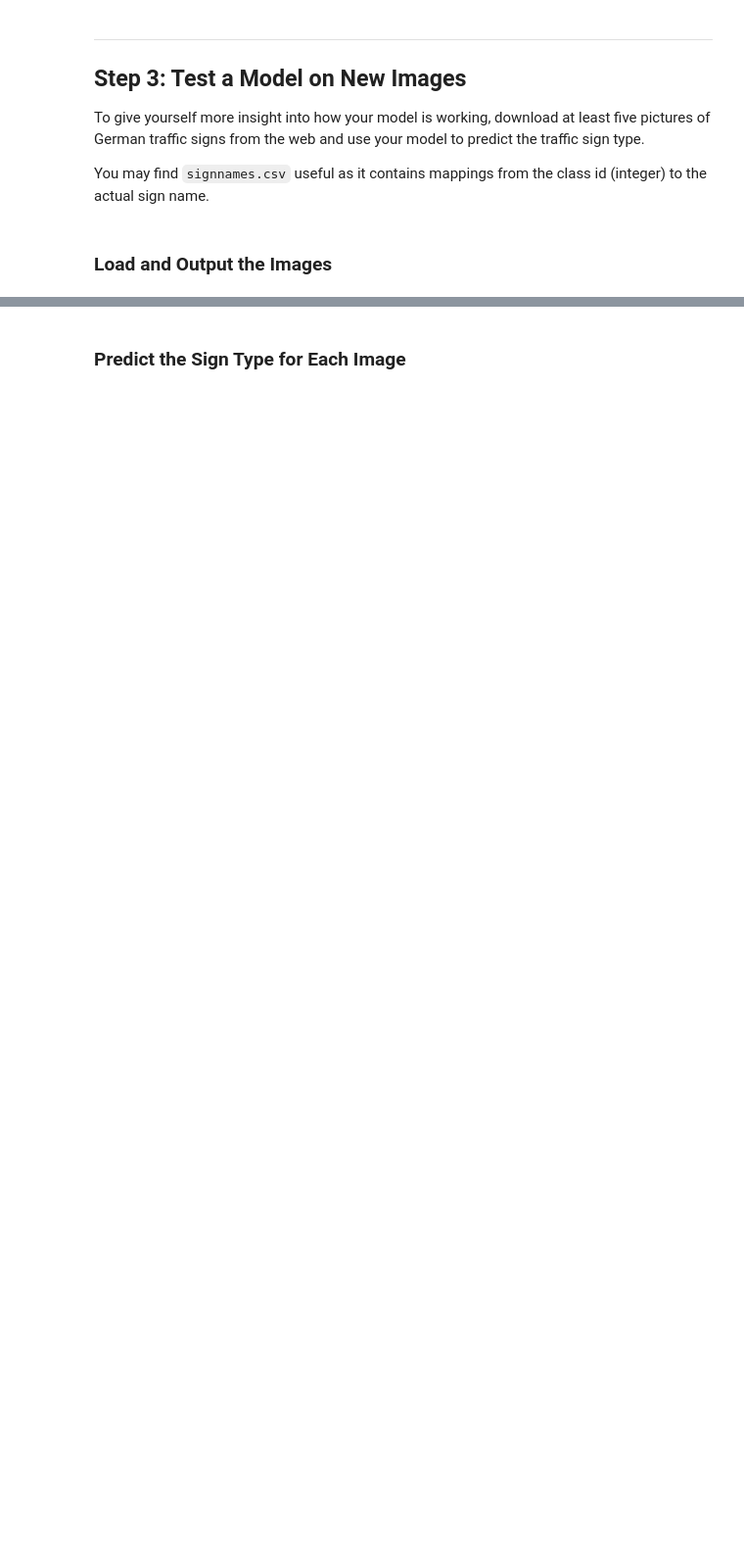
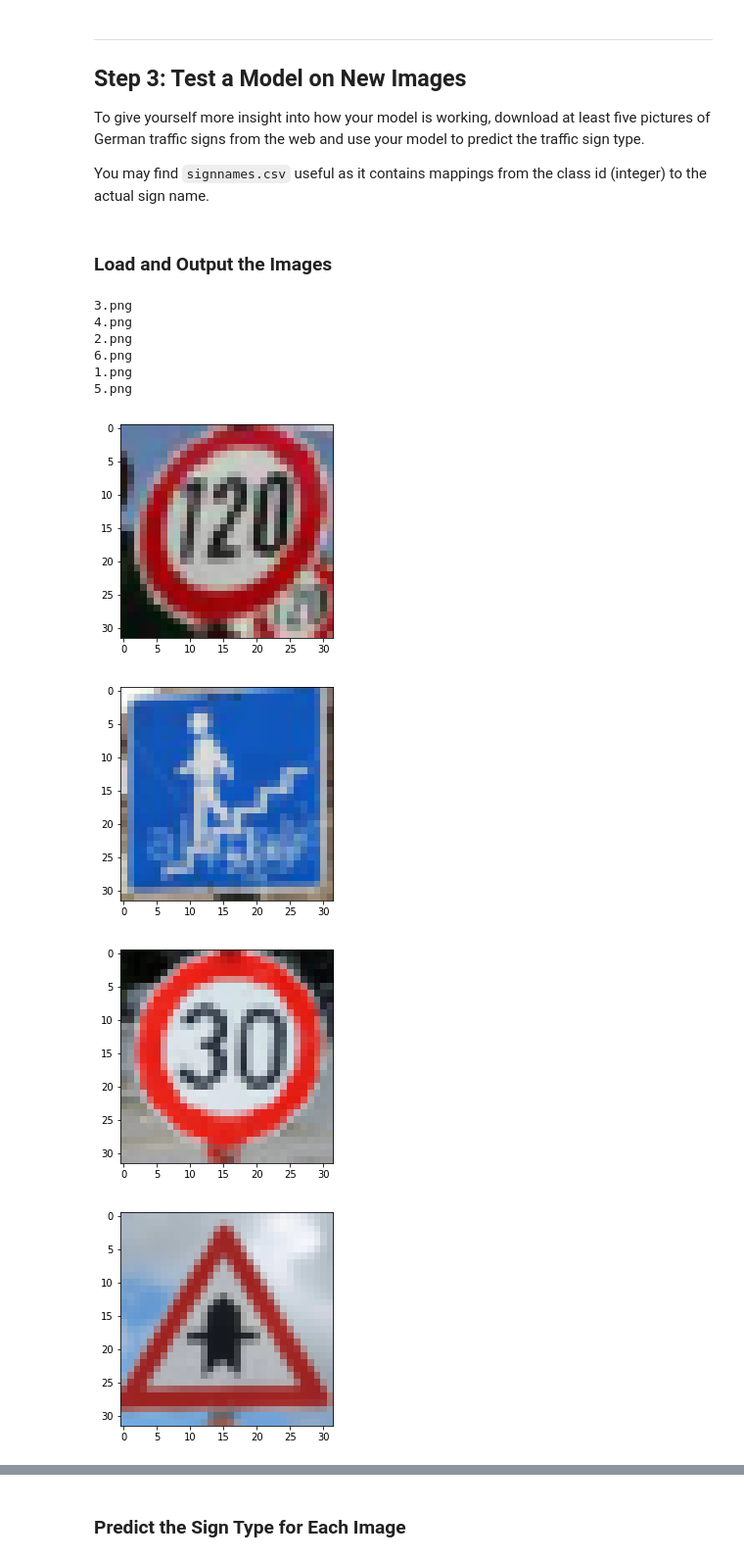
Before and after one commit to RoseMaryP1/learning, a Jupyter notebook: udacity/self-driving/intro_tensorflow/CarND-Traffic-Sign-Classifier-Project/Traffic_Sign_Classifier.ipynb, the cells around one changed output, grey strips where cells are left out. Shown at 98% size. Drawn from its saved outputs; the diff is of its cells as text; code cells hidden in the pictures; blank space fills up the shorter version.

```diff
--- a/udacity/self-driving/intro_tensorflow/CarND-Traffic-Sign-Classifier-Project/Traffic_Sign_Classifier.ipynb
+++ b/udacity/self-driving/intro_tensorflow/CarND-Traffic-Sign-Classifier-Project/Traffic_Sign_Classifier.ipynb
@@ -372,40 +321,25 @@ def evaluate(X_data, y_data):
         total_accuracy += (accuracy * len(batch_x))
     return total_accuracy / num_examples
 # %%
-EPOCHS = 20
-
 with tf.Session() as sess:
-
-    merged = tf.summary.merge_all()
-    train_writer = tf.summary.FileWriter('/tmp/logs/{}/train'.format(int(time.time())),
-                                      sess.graph)
-    test_writer = tf.summary.FileWriter('/tmp/logs/{}/test'.format(int(time.time())))
-
     sess.run(tf.global_variables_initializer())
-
-
     num_examples = len(X_train)
 
     print("Training...")
     print()
     for i in range(EPOCHS):
-        #X_train, y_train = shuffle(X_train, y_train)
+        X_train, y_train = shuffle(X_train, y_train)
         for offset in range(0, num_examples, BATCH_SIZE):
-            if (offset/BATCH_SIZE % 10) == 0:  # Record summaries and test-set accuracy
-                summary, acc = sess.run([merged, accuracy_operation], feed_dict=feed_dict(train=False))
-                test_writer.add_summary(summary, i)
-                print('Accuracy at step %s: %s' % (offset//BATCH_SIZE, acc))
-            else:  # Record train set summaries, and train
-                summary, _ = sess.run([merged, training_operation], feed_dict=feed_dict(offset, BATCH_SIZE, True))
-                train_writer.add_summary(summary, i)
+            end = offset + BATCH_SIZE
+            batch_x, batch_y = X_train[offset:end], y_train[offset:end]
+            sess.run(training_operation, feed_dict={x: batch_x, y: batch_y, dropout_keep: dropout})
 
         validation_accuracy = evaluate(X_valid, y_valid)
         print("EPOCH {} ...".format(i+1))
         print("Validation Accuracy = {:.3f}".format(validation_accuracy))
         print()
-        saver.save(sess, './models', i)
 
-    saver.save(sess, './models')
+    saver.save(sess, './lenet')
     print("Model saved")
 # %% [output]
 Training...
@@ -440,0 +380,30 @@ You may find `signnames.csv` useful as it contains mappings from the class id (i
+# %%
+def plot_img(img, title=""):
+    if len(img.shape) == 3 and img.shape[2] == 3:
+        cmap = 'viridis'
+    else:
+        cmap = 'gray'
+    fig = plt.figure()
+    t  = fig.text(0.5, 0.95, title,
+         horizontalalignment='center')
+    plt.imshow(img, cmap=cmap)
+
+DIR = "./web_images/"
+images = []
+for i in os.listdir(DIR):
+    print(i)
+    img = plt.imread(DIR + i)[:,:,:3]
+    img = misc.imresize(img, size=(32, 32))
+    plot_img(img)
+    images.append(img)
+# %% [output]
+3.png
+4.png
+2.png
+6.png
+1.png
+5.png
+[figure, added]
+[figure, added]
+[figure, added]
+[figure, added]
```
Also changed, not shown: parts of 14 cells of this notebook.
